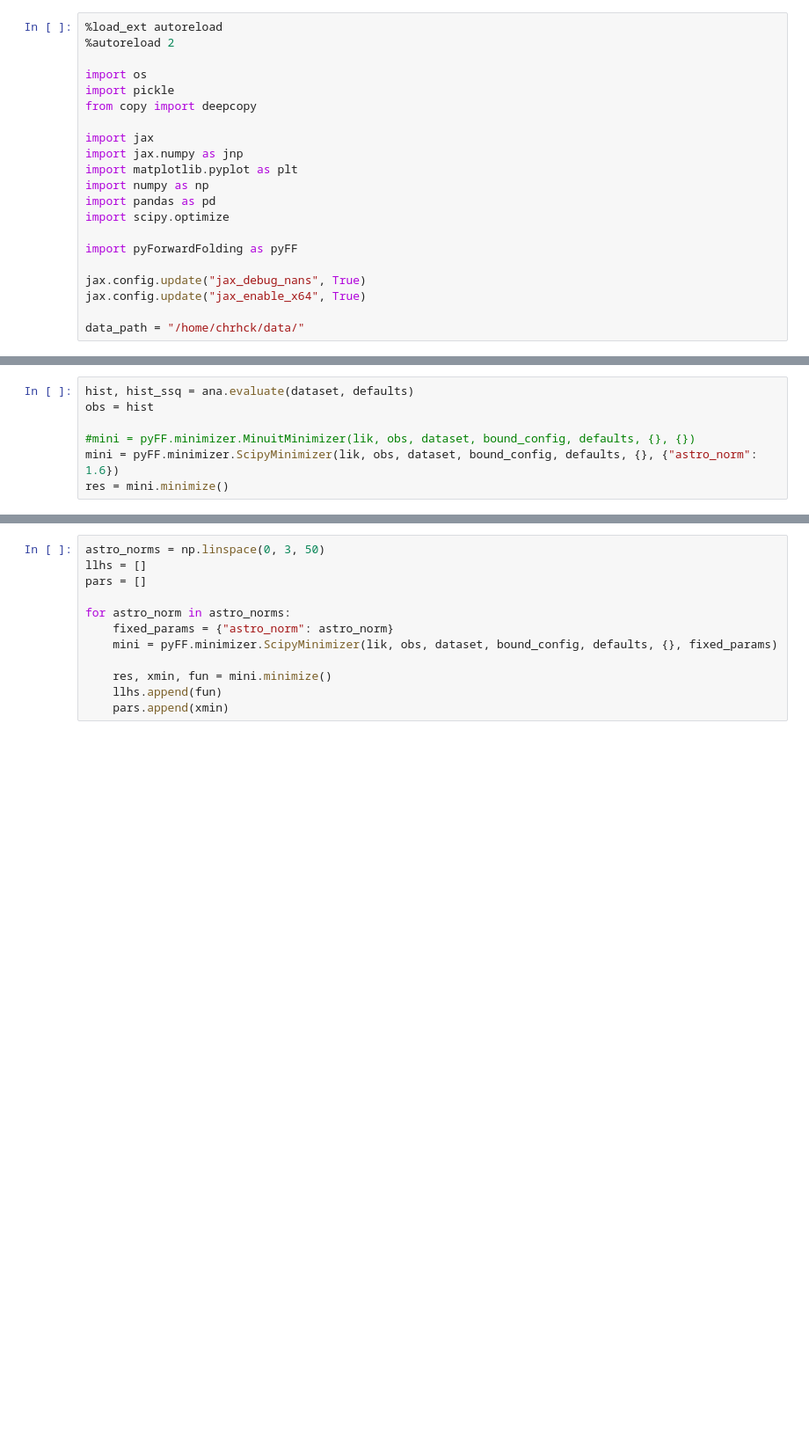
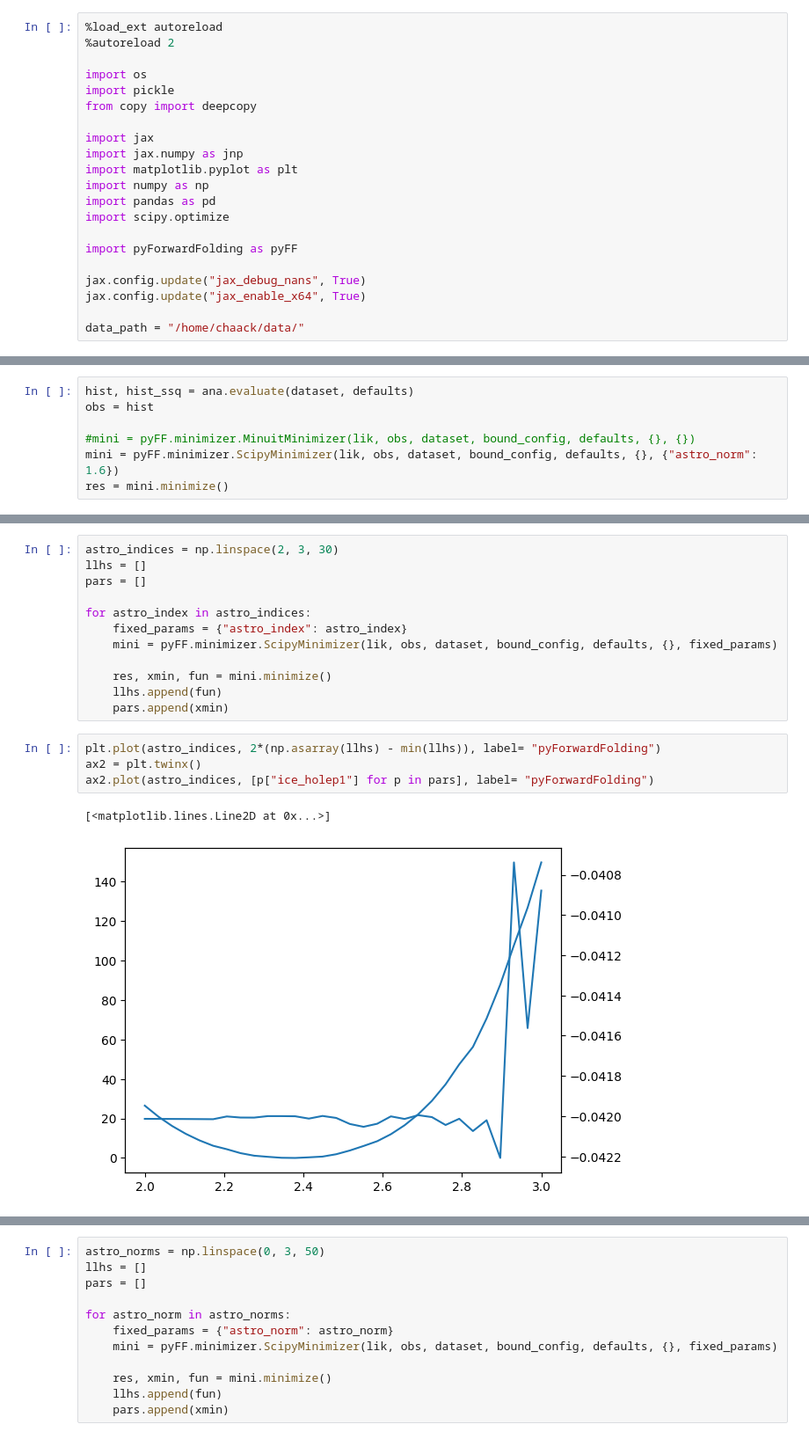
Before and after one commit to chrhck/pyForwardFolding, a Jupyter notebook: examples/Global_Fit.ipynb, the cells around one changed output, grey strips where cells are left out. Shown at 88% size. Cells and saved outputs as stored; diff of their text form; blank space fills up the shorter version.

```diff
--- a/examples/Global_Fit.ipynb
+++ b/examples/Global_Fit.ipynb
@@ -18,7 +18,7 @@ import pyForwardFolding as pyFF
 jax.config.update("jax_debug_nans", True)
 jax.config.update("jax_enable_x64", True)
 
-data_path = "/home/chrhck/data/"
+data_path = "/home/chaack/data/"
 # %%
 #Datasets = {
 #"Northern Tracks":  pd.read_parquet("/data/ana/Diffuse/GlobalFit/NNMFit/datasets/SnowStorm_v2_tracks_baseline_galactic/dataset_tracks_galactic.parquet"),
@@ -268,0 +269,19 @@ res, res2
+# %%
+astro_indices = np.linspace(2, 3, 30)
+llhs = []
+pars = []
+
+for astro_index in astro_indices:
+    fixed_params = {"astro_index": astro_index}
+    mini = pyFF.minimizer.ScipyMinimizer(lik, obs, dataset, bound_config, defaults, {}, fixed_params)
+
+    res, xmin, fun = mini.minimize()
+    llhs.append(fun)
+    pars.append(xmin)
+# %%
+plt.plot(astro_indices, 2*(np.asarray(llhs) - min(llhs)), label= "pyForwardFolding")
+ax2 = plt.twinx()
+ax2.plot(astro_indices, [p["ice_holep1"] for p in pars], label= "pyForwardFolding")
+# %% [output]
+[<matplotlib.lines.Line2D at 0x...>]
+[figure, added]
```
Also changed, not shown: parts of 7 cells of this notebook, 2 other files.
